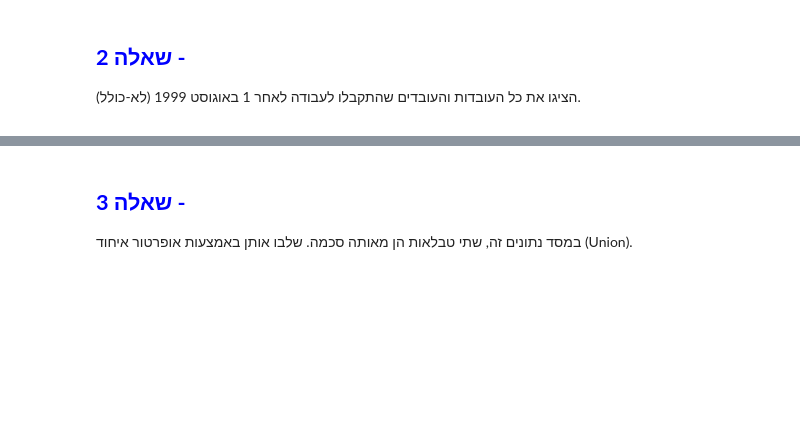
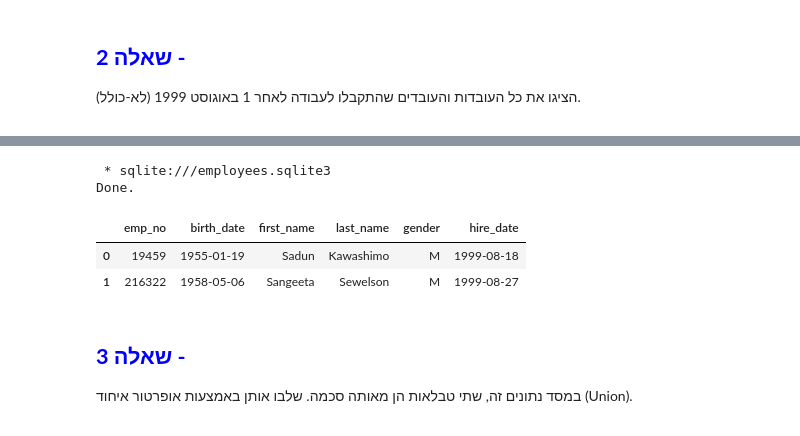
Before and after one commit to amit-eyal/campus_il_sql_course, a Jupyter notebook: SqlExercise4.ipynb, the cells around one changed output, grey strips where cells are left out. Saved outputs shown, nothing was run; the diff lists cells and outputs as text; code cells hidden in the pictures; blank space fills up the shorter version.

```diff
--- a/SqlExercise4.ipynb
+++ b/SqlExercise4.ipynb
@@ -188,3 +215,12 @@ Done.
+# %%
+%%sql
+select * from employees where(employees.hire_date > '1999-08-01')
+# %% [output]
+ * sqlite:///employees.sqlite3
+Done.
+|  | emp_no | birth_date | first_name | last_name | gender | hire_date |
+| 0 | 19459 | 1955-01-19 | Sadun | Kawashimo | M | 1999-08-18 |
+| 1 | 216322 | 1958-05-06 | Sangeeta | Sewelson | M | 1999-08-27 |
 # %% [markdown]
 <div dir="rtl">
 
```
Also changed, not shown: parts of 13 cells of this notebook.
